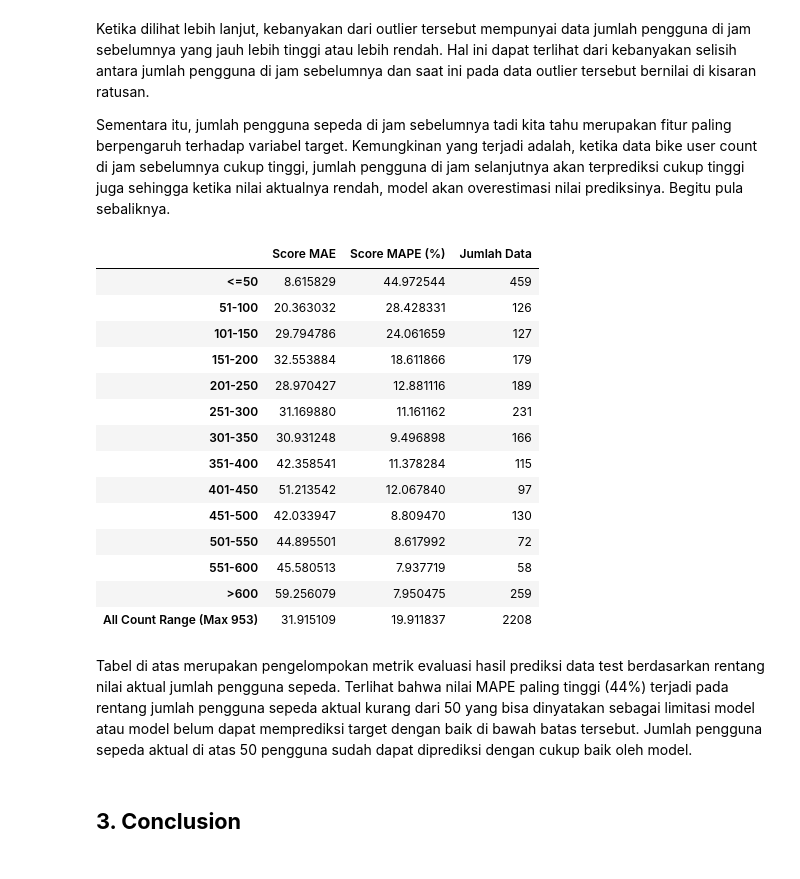
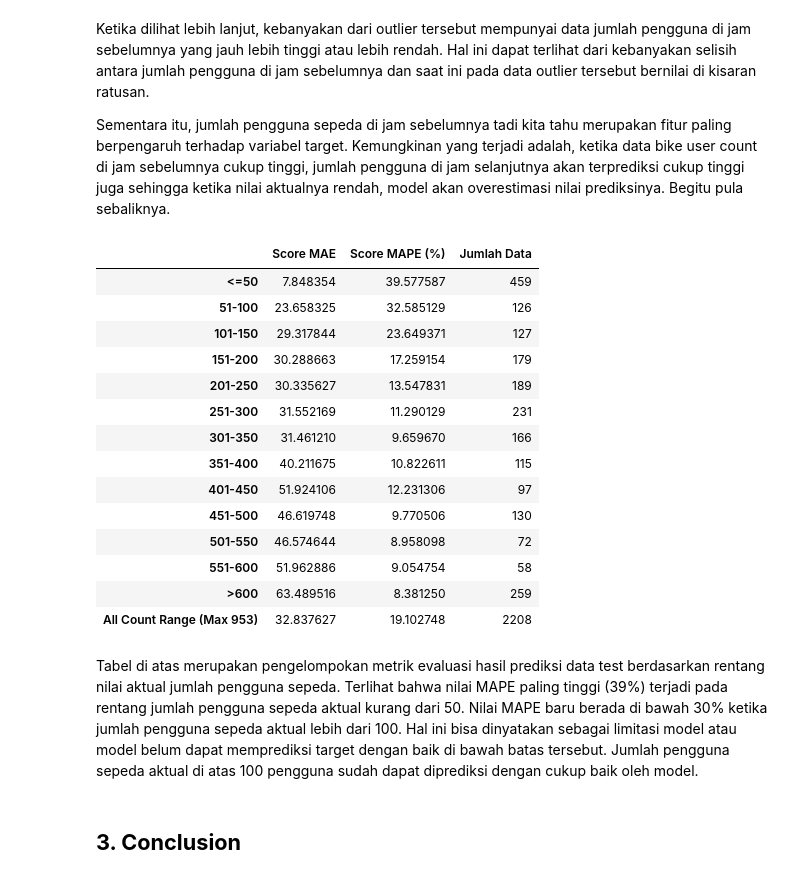
Before and after one commit to nheryanto/capital-bikeshare, a Jupyter notebook: notebooks/2.0-modelling-analysis.ipynb, the cells around one changed output. Saved outputs shown, nothing was run; the diff lists cells and outputs as text; code cells hidden in the pictures.

```diff
--- a/notebooks/2.0-modelling-analysis.ipynb
+++ b/notebooks/2.0-modelling-analysis.ipynb
@@ -584,7 +584,7 @@ for i, model in enumerate(models):
                     model
                 ).set_output(transform="pandas")
 
-    estimator.fit(X_train[selected_forward], y_train)
+    estimator.fit(X_train[feature_rank[:4]], y_train)
 
     train_pred = estimator.predict(X_train[feature_rank[:4]])
     score_mae.append(mean_absolute_error(y_train, train_pred))
@@ -717,6 +718,19 @@ score_after_tuning
 # %%
-from copy import deepcopy
-estimator = deepcopy(xgb_tuning)
+estimator = make_pipeline(
+                ColumnTransformer(
+                        transformers=[
+                            ("categorical", OrdinalEncoder(categories=[
+                                    [False, True],
+                                    ["monday", "tuesday", "wednesday", "thursday", "friday", "saturday", "sunday"]
+                                ]), ["workingday", "dayofweek"])
+                        ],
+                        remainder="passthrough",
+                        verbose_feature_names_out=False
+                ),
+                XGBRegressor(random_state=RANDOM_STATE)
+            ).set_output(transform="pandas")
+estimator.fit(X_train[feature_rank[:4]], y_train)
+
 r = permutation_importance(estimator, X_test[feature_rank[:4]], y_test, n_repeats=30, random_state=0, scoring='neg_root_mean_squared_error')
 for i in r.importances_mean.argsort()[::-1]:
     if r.importances_mean[i] - 2 * r.importances_std[i] > 0:
@@ -743,5 +757,21 @@ dayofweek           10.851 +/- 0.885
 * Sebenarnya karena kita telah melakukan feature selection sebelumnya yang juga mempertimbangkan permutation feature importance pada data train, fitur-fitur yang berpengaruh pada model dan prediksi di data test akan tetap sama
 * Ketika kita melihat permutation feature importance pada data test, jumlah pengguna sepeda di jam sebelumnya tetap merupakan variabel paling berpengaruh terhadap jumlah pengguna sepeda di jam berikutnya. Hal ini masuk akal dikarenakan pengguna sepeda setiap jamnya biasanya tidak berubah drastis.
 * Fitur lain yang berpengaruh adalah jam, hari kerja, dan hari dalam satu minggu yang memang berpengaruh terhadap mobilitas pengguna karena adanya jam-jam peak atau rush hour di mana mobilitas pengguna lebih tinggi
+# %%
+final_model = make_pipeline(
+                ColumnTransformer(
+                        transformers=[
+                            ("categorical", OrdinalEncoder(categories=[
+                                    [False, True],
+                                    ["monday", "tuesday", "wednesday", "thursday", "friday", "saturday", "sunday"]
+                                ]), ["workingday", "dayofweek"])
+                        ],
+                        remainder="passthrough",
+                        verbose_feature_names_out=False
+                ),
+                XGBRegressor(random_state=RANDOM_STATE)
+            ).set_output(transform="pandas")
+final_model.fit(X_train[feature_rank[:4]], y_train)
+y_pred = final_model.predict(X_test[feature_rank[:4]])
 # %%
 plt.figure(figsize=(14, 8))
@@ -793,7 +825,7 @@ Ketika dilihat lebih lanjut, kebanyakan dari outlier tersebut mempunyai data jum
 
 Sementara itu, jumlah pengguna sepeda di jam sebelumnya tadi kita tahu merupakan fitur paling berpengaruh terhadap variabel target. Kemungkinan yang terjadi adalah, ketika data bike user count di jam sebelumnya cukup tinggi, jumlah pengguna di jam selanjutnya akan terprediksi cukup tinggi juga sehingga ketika nilai aktualnya rendah, model akan overestimasi nilai prediksinya. Begitu pula sebaliknya.
 # %%
-dftarget = pd.DataFrame({'Actual Count': y_test, 'Predicted Count': y_pred_xgb_tuning})
+dftarget = pd.DataFrame({'Actual Count': y_test, 'Predicted Count': y_pred})
 
 df50 = dftarget[dftarget['Actual Count'] <=50]
 df100 = dftarget[(dftarget['Actual Count']>50) & (dftarget['Actual Count']<=100)]
@@ -801,49 +833,49 @@ df150 = dftarget[(dftarget['Actual Count']>100) & (dftarget['Actual Count']<=150
 df200 = dftarget[(dftarget['Actual Count']>150) & (dftarget['Actual Count']<=200)]
 df250 = dftarget[(dftarget['Actual Count']>200) & (dftarget['Actual Count']<=250)]
 df300 = dftarget[(dftarget['Actual Count']>250) & (dftarget['Actual Count']<=300)]
 df350 = dftarget[(dftarget['Actual Count']>300) & (dftarget['Actual Count']<=350)]
 df400 = dftarget[(dftarget['Actual Count']>350) & (dftarget['Actual Count']<=400)]
 df450 = dftarget[(dftarget['Actual Count']>400) & (dftarget['Actual Count']<=450)]
 df500 = dftarget[(dftarget['Actual Count']>450) & (dftarget['Actual Count']<=500)]
 df550 = dftarget[(dftarget['Actual Count']>500) & (dftarget['Actual Count']<=550)]
 df600 = dftarget[(dftarget['Actual Count']>550) & (dftarget['Actual Count']<=600)]
 df600plus = dftarget[dftarget['Actual Count']>600]
 
 target_range = [df50, df100, df150, df200, df250, df300, df350, df400, df450, df500, df550, df600, df600plus, dftarget]
 index_range = ['<=50', '51-100', '101-150', '151-200', '201-250', '251-300', '301-350', '351-400', '401-450', '451-500', '501-550', '551-600', '>600', 'All Count Range (Max 953)']
 mae = []
 mape = []
 n_data = []
 for target in target_range:
     scoremae = mean_absolute_error(target['Actual Count'], target['Predicted Count'])
     scoremape = mean_absolute_percentage_error(target['Actual Count'], target['Predicted Count']) * 100
     mae.append(scoremae)
     mape.append(scoremape)
     n_data.append(len(target))
 
 range_metrics = pd.DataFrame({
               "Score MAE": mae,
               "Score MAPE (%)": mape,
               "Jumlah Data": n_data}, index=index_range)
 range_metrics
 # %% [output]
 |  | Score MAE | Score MAPE (%) | Jumlah Data |
-| <=50 | 8.615829 | 44.972544 | 459 |
-| 51-100 | 20.363032 | 28.428331 | 126 |
-| 101-150 | 29.794786 | 24.061659 | 127 |
-| 151-200 | 32.553884 | 18.611866 | 179 |
-| 201-250 | 28.970427 | 12.881116 | 189 |
-| 251-300 | 31.169880 | 11.161162 | 231 |
-| 301-350 | 30.931248 | 9.496898 | 166 |
-| 351-400 | 42.358541 | 11.378284 | 115 |
-| 401-450 | 51.213542 | 12.067840 | 97 |
-| 451-500 | 42.033947 | 8.809470 | 130 |
-| 501-550 | 44.895501 | 8.617992 | 72 |
-| 551-600 | 45.580513 | 7.937719 | 58 |
-| >600 | 59.256079 | 7.950475 | 259 |
-| All Count Range (Max 953) | 31.915109 | 19.911837 | 2208 |
+| <=50 | 7.848354 | 39.577587 | 459 |
+| 51-100 | 23.658325 | 32.585129 | 126 |
+| 101-150 | 29.317844 | 23.649371 | 127 |
+| 151-200 | 30.288663 | 17.259154 | 179 |
+| 201-250 | 30.335627 | 13.547831 | 189 |
+| 251-300 | 31.552169 | 11.290129 | 231 |
+| 301-350 | 31.461210 | 9.659670 | 166 |
+| 351-400 | 40.211675 | 10.822611 | 115 |
+| 401-450 | 51.924106 | 12.231306 | 97 |
+| 451-500 | 46.619748 | 9.770506 | 130 |
+| 501-550 | 46.574644 | 8.958098 | 72 |
+| 551-600 | 51.962886 | 9.054754 | 58 |
+| >600 | 63.489516 | 8.381250 | 259 |
+| All Count Range (Max 953) | 32.837627 | 19.102748 | 2208 |
 # %% [markdown]
-Tabel di atas merupakan pengelompokan metrik evaluasi hasil prediksi data test berdasarkan rentang nilai aktual jumlah pengguna sepeda. Terlihat bahwa nilai MAPE paling tinggi (44%) terjadi pada rentang jumlah pengguna sepeda aktual kurang dari 50 yang bisa dinyatakan sebagai limitasi model atau model belum dapat memprediksi target dengan baik di bawah batas tersebut. Jumlah pengguna sepeda aktual di atas 50 pengguna sudah dapat diprediksi dengan cukup baik oleh model.
+Tabel di atas merupakan pengelompokan metrik evaluasi hasil prediksi data test berdasarkan rentang nilai aktual jumlah pengguna sepeda. Terlihat bahwa nilai MAPE paling tinggi (39%) terjadi pada rentang jumlah pengguna sepeda aktual kurang dari 50. Nilai MAPE baru berada di bawah 30% ketika jumlah pengguna sepeda aktual lebih dari 100. Hal ini bisa dinyatakan sebagai limitasi model atau model belum dapat memprediksi target dengan baik di bawah batas tersebut. Jumlah pengguna sepeda aktual di atas 100 pengguna sudah dapat diprediksi dengan cukup baik oleh model.
 # %% [markdown]
 ## **3. Conclusion**
 # %% [markdown]
```
Also changed, not shown: parts of 15 cells of this notebook, 4 other files.
